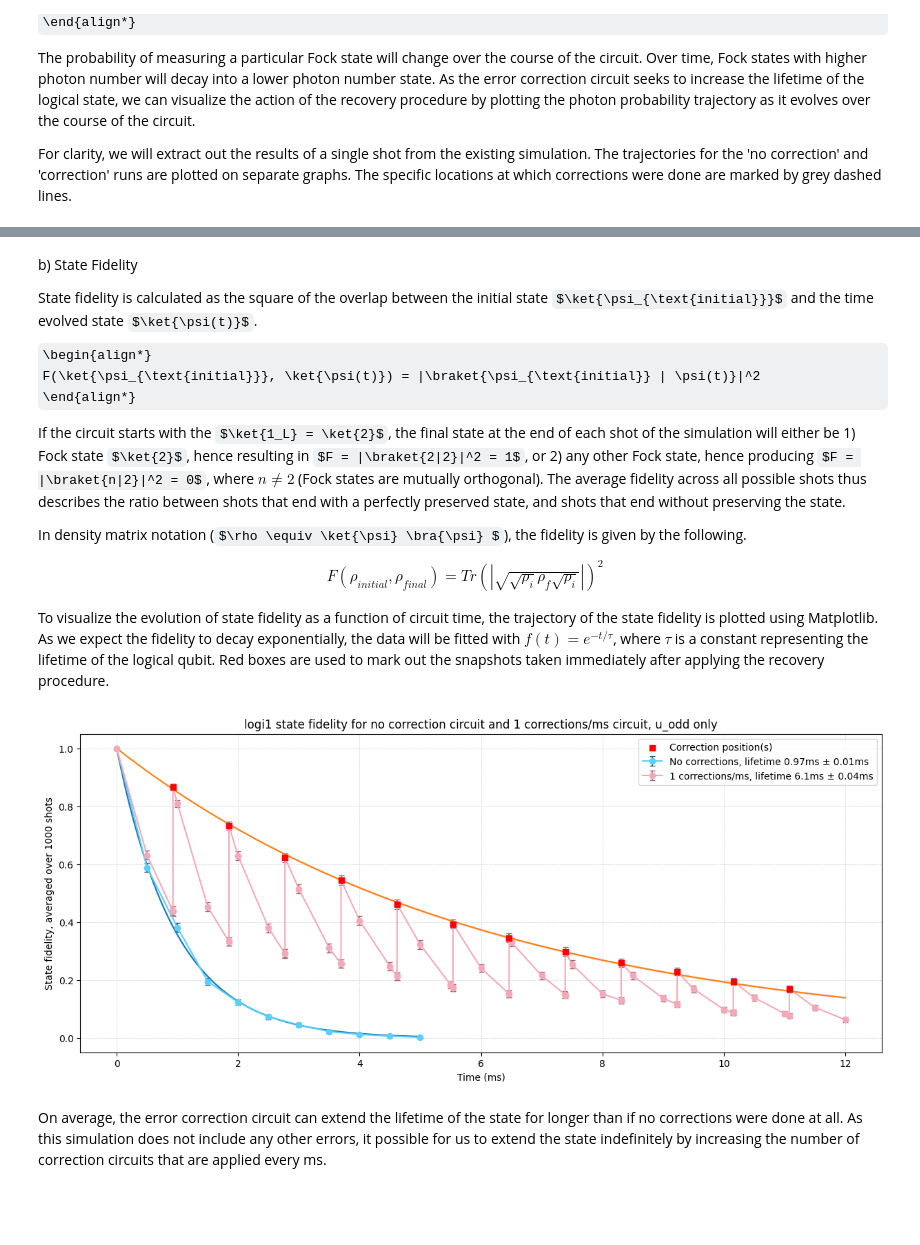
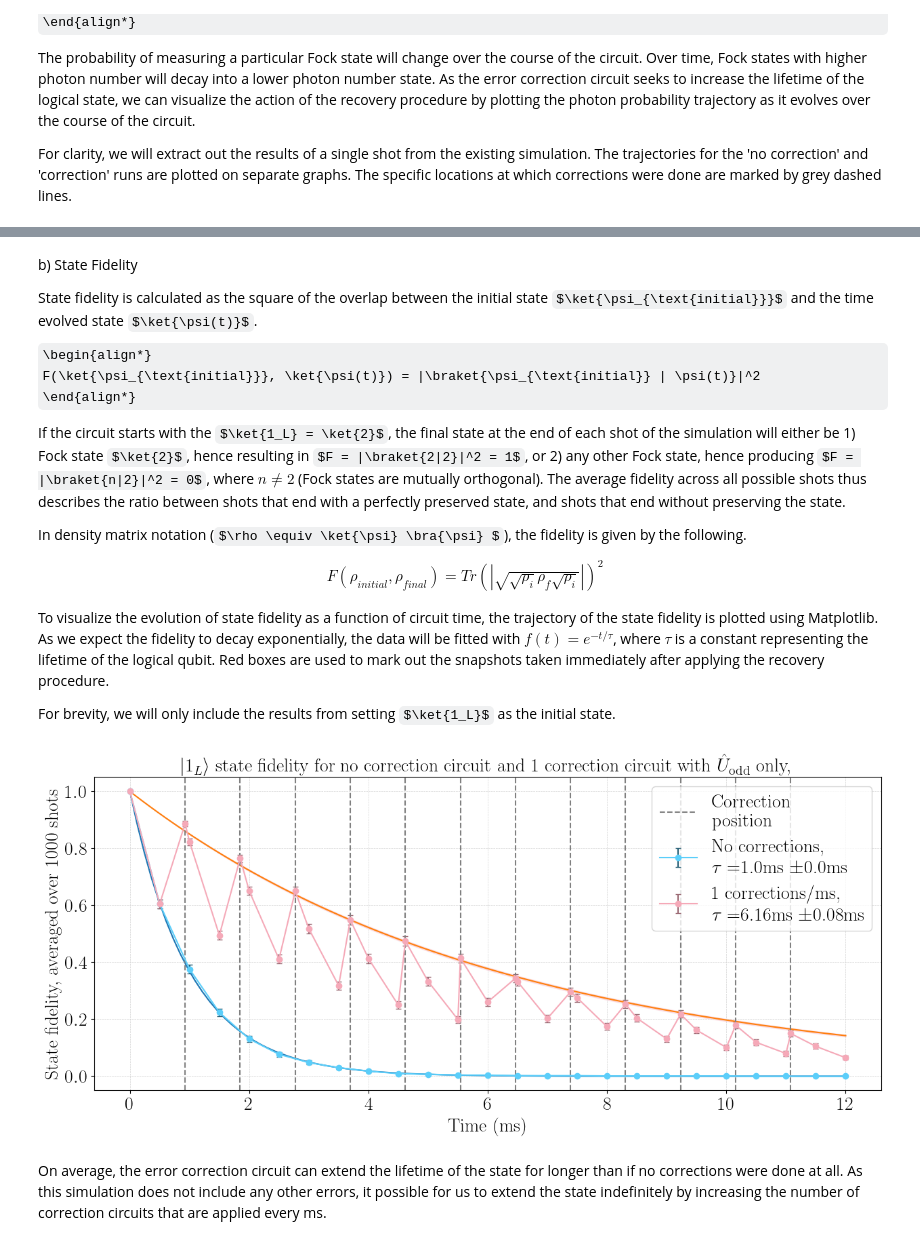
Before and after one commit to C2QA/bosonic-qiskit, a Jupyter notebook: tutorials/bosonic-kitten-code/bosonic-kitten-code.ipynb, the cells around one changed output, grey strips where cells are left out. Drawn from its saved outputs; the diff is of its cells as text; code cells hidden in the pictures; some formulas as TeX source; blank space fills up the shorter version.

Commit message:
Included LaTeX in all of sim 1

```diff
--- a/tutorials/bosonic-kitten-code/bosonic-kitten-code.ipynb
+++ b/tutorials/bosonic-kitten-code/bosonic-kitten-code.ipynb
@@ -796,12 +780,15 @@ The probability of measuring a particular Fock state will change over the course
 For clarity, we will extract out the results of a single shot from the existing simulation. The trajectories for the 'no correction' and 'correction' runs are plotted on separate graphs. The specific locations at which corrections were done are marked by grey dashed lines.
 # %%
 # Choose single shot to graph
-run = [0, 0, 0, 0]
+run = [2, 3, 0, 0]
+
+# For formatting graphs
+encoding_format = {'logi0': r'$0_L$', 'logi1': r'$1_L$', 'logi_xplus': r'$+_L$', 'logi_xminus':r'$-_L$', 'logi_yplus':r'$+i_L$', 'logi_yminus': r'$-i_L$'}
 
 # Plot photon probability for all initial encodings
 for index, value in enumerate(encoding):
-    _, noise_only_fid, noise_only_prob_tuple, noise_only_snapshot_timings, _ = noise_only_simulation_list[index]
-    _, correction_fid, correction_prob_tuple, correction_snapshot_timings, corr_position_times = correction_simulation_list[index]
+    _, _, noise_only_prob_tuple, noise_only_snapshot_timings, _ = noise_only_simulation_list[index]
+    _, _, correction_prob_tuple, correction_snapshot_timings, corr_position_times = correction_simulation_list[index]
 
     # Colors for plotting
     colors= ['#1f77b4', '#ff7f0e', '#2ca02c', '#d62728', '#9467bd', '#8c564b', '#e377c2', '#7f7f7f', '#bcbd22', '#17becf']
@@ -829,7 +816,6 @@ for index, value in enumerate(encoding):
 
     # Plot both graph in single image
     plt.figure(figsize=(15,10))
-    encoding_format = {'logi0': r'$0_L$', 'logi1': r'$1_L$', 'logi_xplus': r'$+_L$', 'logi_xminus':r'$-_L$', 'logi_yplus':r'$+i_L$', 'logi_yminus': r'$-i_L$'}
     plt.suptitle('Trajectories of fock state probability simulations with ' + r'$\lvert$' + str(encoding_format.get(value)) + r'$\rangle$' + ' encoding', size=30)
     # plt.suptitle('No correction and ' + str(num_corr) + ' correction simulation, with ' +r'$\lvert$' + str(encoding_format.get(encoding)) + r'$\rangle$' + ' encoding', size=20)
 
@@ -902,7 +888,7 @@ for index, value in enumerate(encoding):
     plt.xlabel("Time (ms)", size=20)
     #plt.ylabel("Probability of measuring Fock state, averaged over {} shots".format(shots))
     plt.ylabel(r'$P(\lvert \psi \rangle$)', size=20)
-    plt.title(str(num_corr) + r" corrections run with $\hat{U}_{\text{odd}}$ only, single shot", size=20)
+    plt.title(str(num_corr) + r" corrections/ms run with $\hat{U}_{\text{odd}}$ only, single shot", size=20)
     plt.grid(color = 'lightgrey', linestyle = 'dashed', linewidth = 0.5)
 
     # Remove duplicate labels
@@ -932,50 +924,66 @@ F(\rho_{initial}, \rho_{final}) = Tr(|\sqrt{\sqrt{\rho_{i}} \rho_{f} \sqrt{\rho_
 \end{align*}
 
 To visualize the evolution of state fidelity as a function of circuit time, the trajectory of the state fidelity is plotted using Matplotlib. As we expect the fidelity to decay exponentially, the data will be fitted with $f(t) = e^{-t/\tau}$, where $\tau$ is a constant representing the lifetime of the logical qubit. Red boxes are used to mark out the snapshots taken immediately after applying the recovery procedure.
+
+For brevity, we will only include the results from setting $\ket{1_L}$ as the initial state.
 # %%
 ## Fidelity visualisation
+index = encoding.index('logi1')
+value = 'logi1'
+
+_, noise_only_fid, _, noise_only_snapshot_timings, _ = noise_only_simulation_list[index]
+_, correction_fid, _, correction_snapshot_timings, corr_position_times = correction_simulation_list[index]
+
 noise_only_avg_fid = [round(np.average(cycle), 4) for cycle in noise_only_fid]
 noise_only_avg_fid_error = [round(np.std(cycle)/np.sqrt(shots), 4) for cycle in noise_only_fid]
 
 correction_avg_fid = [round(np.average(cycle), 4) for cycle in correction_fid]
 correction_avg_fid_error = [round(np.std(cycle)/np.sqrt(shots), 4) for cycle in correction_fid]
 
 # Find correction positions
 x, y = correction_positions(corr_position_times, correction_avg_fid, correction_snapshot_timings)
 
 # Fit fidelity data using an exponential decay function
 noise_only_lifetime, noise_lifetime_uncertainty = curve_fitter(noise_only_snapshot_timings, noise_only_avg_fid)
 correction_lifetime_perf, correction_lifetime_uncertainty = curve_fitter(x, y)
 
 # Plot fidelity data w/ uncertainty
 plt.figure(figsize=(15,6))
+
 plt.errorbar(noise_only_snapshot_timings, noise_only_avg_fid, yerr=noise_only_avg_fid_error,
-         label="No corrections, lifetime {}ms ± {}ms".format(noise_only_lifetime, noise_lifetime_uncertainty), marker='o', color='#5BCEFA', capsize=3, ecolor='#2a6278')
+        label=r'No corrections, ' + '\n' + r'$\tau = $' + str(noise_only_lifetime) + r'ms $\pm$' + str(noise_lifetime_uncertainty) + r'ms',
+        marker='o', color='#5BCEFA', capsize=3, ecolor='#2a6278')
 plt.errorbar(correction_snapshot_timings, correction_avg_fid, yerr=correction_avg_fid_error,
-         label="{} corrections/ms, lifetime {}ms ± {}ms".format(num_corr, correction_lifetime_perf, correction_lifetime_uncertainty), marker='o', color='#F5A9B8', capsize=3, ecolor='#9c6b75')
+        label=str(num_corr) + r' corrections/ms,' + '\n' + r'$\tau = $' + str(correction_lifetime_perf) + r'ms $\pm$' + str(correction_lifetime_uncertainty) + r'ms',
+        marker='o', color='#F5A9B8', capsize=3, ecolor='#9c6b75')
 
 # Plot curve fits w/ uncertainty
 noise_curve_timing = np.linspace(0, noise_only_circ_time, 100)
 plt.plot(noise_curve_timing, np.exp(-noise_curve_timing/noise_only_lifetime))
 plt.fill_between(noise_curve_timing, np.exp(-noise_curve_timing/(noise_only_lifetime + noise_lifetime_uncertainty)),
-                 np.exp(-noise_curve_timing/(noise_only_lifetime - noise_lifetime_uncertainty)), color='#5BCEFA', alpha=0.3)
+                np.exp(-noise_curve_timing/(noise_only_lifetime - noise_lifetime_uncertainty)), color='#5BCEFA', alpha=0.3)
 
 corr_curve_timing = np.linspace(0, correction_circ_time, 100)
 plt.plot(corr_curve_timing, np.exp(-corr_curve_timing/correction_lifetime_perf))
 plt.fill_between(corr_curve_timing, np.exp(-corr_curve_timing/(correction_lifetime_perf + correction_lifetime_uncertainty)),
-                 np.exp(-corr_curve_timing/(correction_lifetime_perf - correction_lifetime_uncertainty)), color='#F5A9B8', alpha=0.3)
+                np.exp(-corr_curve_timing/(correction_lifetime_perf - correction_lifetime_uncertainty)), color='#F5A9B8', alpha=0.3)
 
 # Plot correction positions
-plt.scatter(x, y, marker = 's', label = "Correction position(s)", color = 'red', zorder=3)
+label = 'Correction \n position'
+for i in x:
+        plt.axvline(x=i, color='grey', label=label, linestyle="--")
+        label = ''
 
-plt.xlabel("Time (ms)")
-plt.ylabel("State fidelity, averaged over {} shots".format(shots))
-plt.title("{} state fidelity for no correction circuit and {} corrections/ms circuit, u_odd only".format(encoding, num_corr))
+plt.xlabel("Time (ms)", size=20)
+plt.ylabel("State fidelity, averaged over {} shots".format(shots), size=20)
+plt.title(r'$\lvert$' + str(encoding_format.get(value)) + r'$\rangle$' + ' state fidelity for no correction circuit and ' + str(num_corr) + r' correction circuit with $\hat{U}_{\text{odd}}$ only,', size=20)
 plt.grid(color = 'lightgrey', linestyle = 'dashed', linewidth = 0.5)
-plt.legend(loc='upper right')
+plt.legend(loc='upper right', fontsize=20)
+plt.xticks(fontsize=20)
+plt.yticks(fontsize=20)
 plt.show()
 # %% [output]
-[figure, old version]
+[figure, new version]
 # %% [markdown]
 On average, the error correction circuit can extend the lifetime of the state for longer than if no corrections were done at all. As this simulation does not include any other errors, it possible for us to extend the state indefinitely by increasing the number of correction circuits that are applied every ms.
 # %% [markdown]
```
Also changed, not shown: parts of 6 cells of this notebook.
